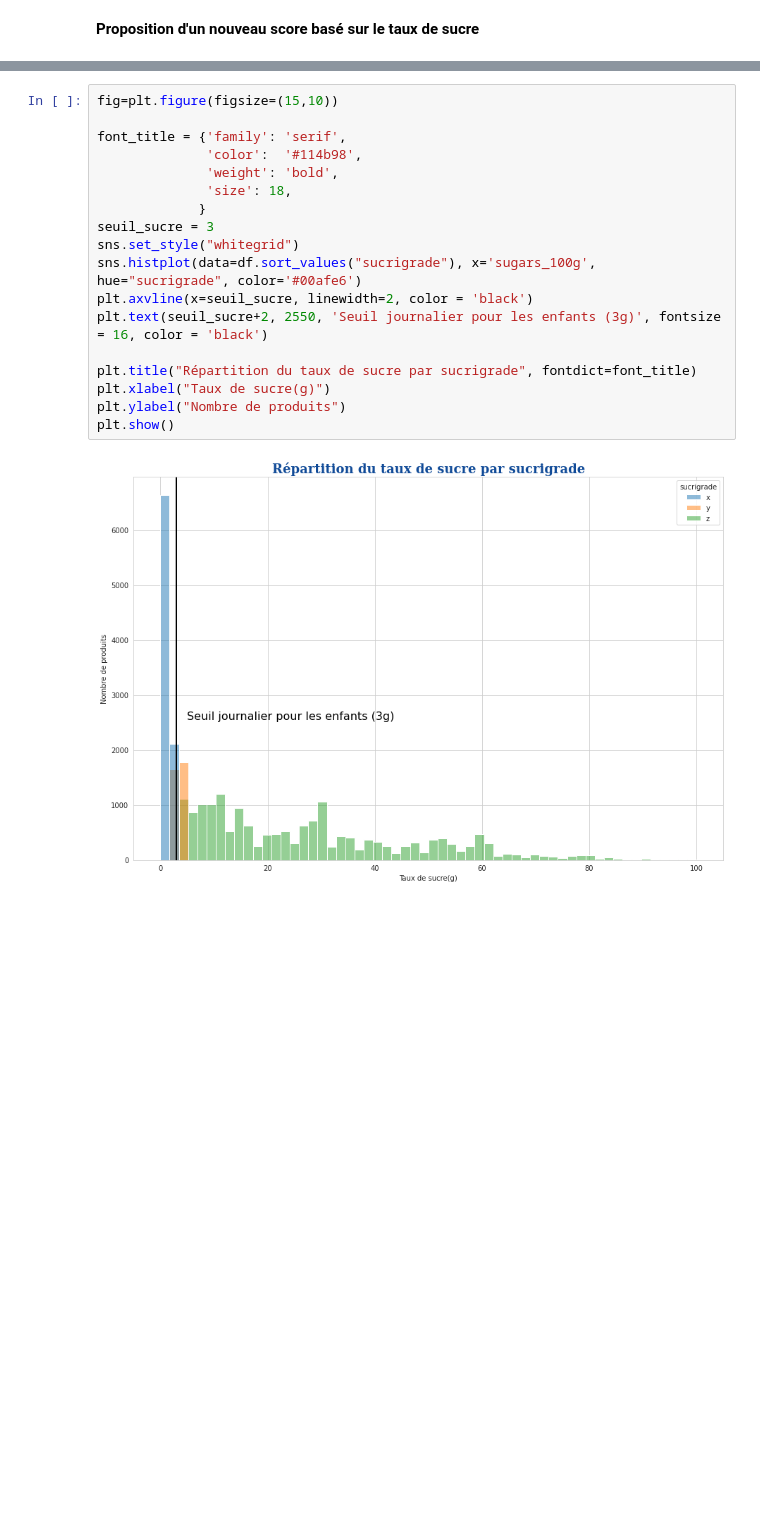
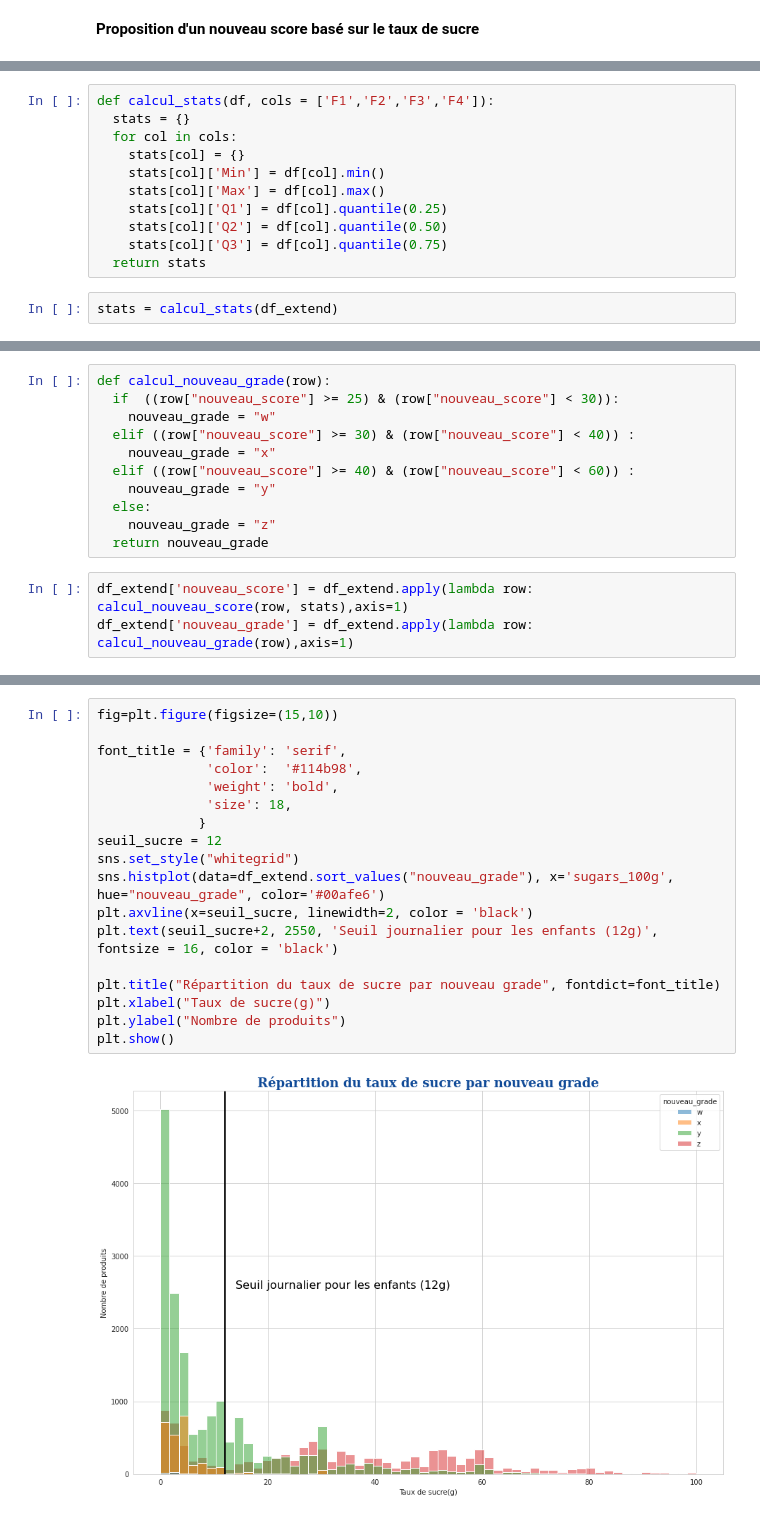
Before and after one commit to Bakarime27/app-sante-public, a Jupyter notebook: exploration_data_asp.ipynb, the cells around one changed output, grey strips where cells are left out. Cells and saved outputs as stored; diff of their text form; blank space fills up the shorter version.

```diff
--- a/exploration_data_asp.ipynb
+++ b/exploration_data_asp.ipynb
@@ -435,0 +473,13 @@ memory usage: 6.9+ MB
+# %%
+def calcul_stats(df, cols = ['F1','F2','F3','F4']):
+  stats = {}
+  for col in cols:
+    stats[col] = {}
+    stats[col]['Min'] = df[col].min()
+    stats[col]['Max'] = df[col].max()
+    stats[col]['Q1'] = df[col].quantile(0.25)
+    stats[col]['Q2'] = df[col].quantile(0.50)
+    stats[col]['Q3'] = df[col].quantile(0.75)
+  return stats
+# %%
+stats = calcul_stats(df_extend)
@@ -435,0 +531,14 @@ memory usage: 6.9+ MB
+# %%
+def calcul_nouveau_grade(row):
+  if  ((row["nouveau_score"] >= 25) & (row["nouveau_score"] < 30)):
+    nouveau_grade = "w"
+  elif ((row["nouveau_score"] >= 30) & (row["nouveau_score"] < 40)) :
+    nouveau_grade = "x"
+  elif ((row["nouveau_score"] >= 40) & (row["nouveau_score"] < 60)) :
+    nouveau_grade = "y"
+  else:
+    nouveau_grade = "z"
+  return nouveau_grade
+# %%
+df_extend['nouveau_score'] = df_extend.apply(lambda row: calcul_nouveau_score(row, stats),axis=1)
+df_extend['nouveau_grade'] = df_extend.apply(lambda row: calcul_nouveau_grade(row),axis=1)
@@ -436,20 +639,20 @@ memory usage: 6.9+ MB
 # %%
 fig=plt.figure(figsize=(15,10))
 
 font_title = {'family': 'serif',
               'color':  '#114b98',
               'weight': 'bold',
               'size': 18,
              }
-seuil_sucre = 3
+seuil_sucre = 12
 sns.set_style("whitegrid")
-sns.histplot(data=df.sort_values("sucrigrade"), x='sugars_100g', hue="sucrigrade", color='#00afe6')
+sns.histplot(data=df_extend.sort_values("nouveau_grade"), x='sugars_100g', hue="nouveau_grade", color='#00afe6')
 plt.axvline(x=seuil_sucre, linewidth=2, color = 'black')
-plt.text(seuil_sucre+2, 2550, 'Seuil journalier pour les enfants (3g)', fontsize = 16, color = 'black')
+plt.text(seuil_sucre+2, 2550, 'Seuil journalier pour les enfants (12g)', fontsize = 16, color = 'black')
 
-plt.title("Répartition du taux de sucre par sucrigrade", fontdict=font_title)
+plt.title("Répartition du taux de sucre par nouveau grade", fontdict=font_title)
 plt.xlabel("Taux de sucre(g)")
 plt.ylabel("Nombre de produits")
 plt.show()
 # %% [output]
-[figure, old version]
+[figure, new version]
```
Also changed, not shown: parts of 62 cells of this notebook.
